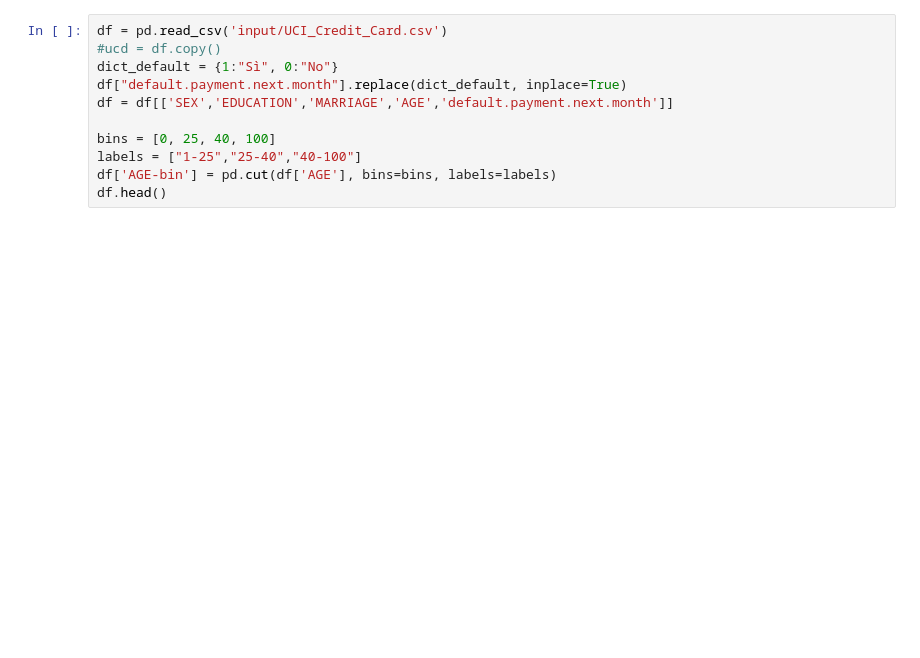
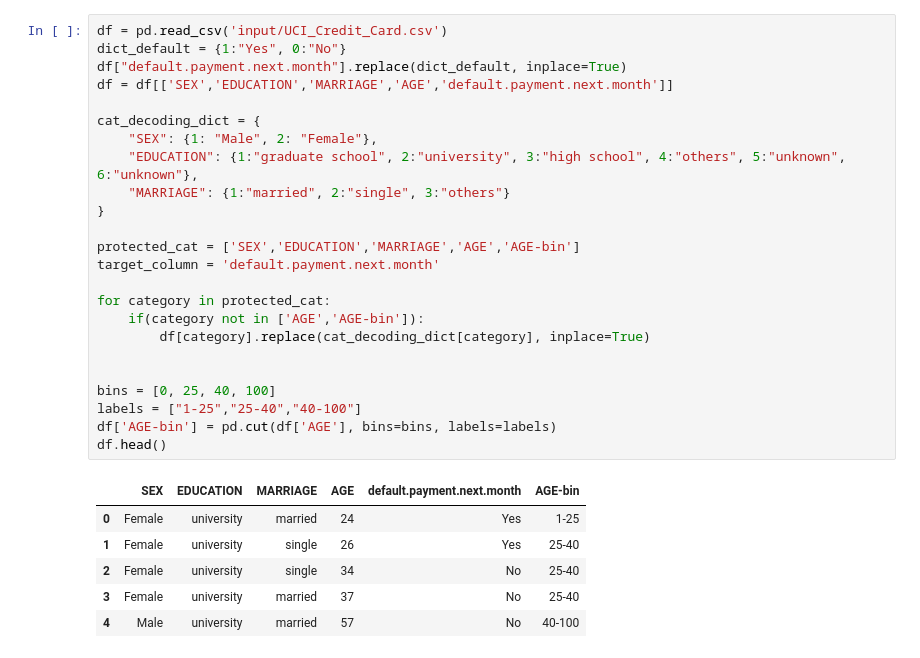
Before and after one commit to flaviocnn/fairness-ml, a Jupyter notebook: Default of Credit Card Clients.ipynb, the cells around one changed output. Drawn from its saved outputs; the diff is of its cells as text; blank space fills up the shorter version.

```diff
--- a/Default of Credit Card Clients.ipynb
+++ b/Default of Credit Card Clients.ipynb
@@ -48,11 +61,31 @@ There are 25 variables:
 # %%
 df = pd.read_csv('input/UCI_Credit_Card.csv')
-#ucd = df.copy()
-dict_default = {1:"Sì", 0:"No"}
+dict_default = {1:"Yes", 0:"No"}
 df["default.payment.next.month"].replace(dict_default, inplace=True)
 df = df[['SEX','EDUCATION','MARRIAGE','AGE','default.payment.next.month']]
+
+cat_decoding_dict = {
+    "SEX": {1: "Male", 2: "Female"},
+    "EDUCATION": {1:"graduate school", 2:"university", 3:"high school", 4:"others", 5:"unknown", 6:"unknown"},
+    "MARRIAGE": {1:"married", 2:"single", 3:"others"}
+}
+
+protected_cat = ['SEX','EDUCATION','MARRIAGE','AGE','AGE-bin']
+target_column = 'default.payment.next.month'
+
+for category in protected_cat:
+    if(category not in ['AGE','AGE-bin']):
+        df[category].replace(cat_decoding_dict[category], inplace=True)
+
 
 bins = [0, 25, 40, 100]
 labels = ["1-25","25-40","40-100"]
 df['AGE-bin'] = pd.cut(df['AGE'], bins=bins, labels=labels)
 df.head()
+# %% [output]
+|  | SEX | EDUCATION | MARRIAGE | AGE | default.payment.next.month | AGE-bin |
+| 0 | Female | university | married | 24 | Yes | 1-25 |
+| 1 | Female | university | single | 26 | Yes | 25-40 |
+| 2 | Female | university | single | 34 | No | 25-40 |
+| 3 | Female | university | married | 37 | No | 25-40 |
+| 4 | Male | university | married | 57 | No | 40-100 |
```
Also changed, not shown: parts of 8 cells of this notebook, 3 other files.
